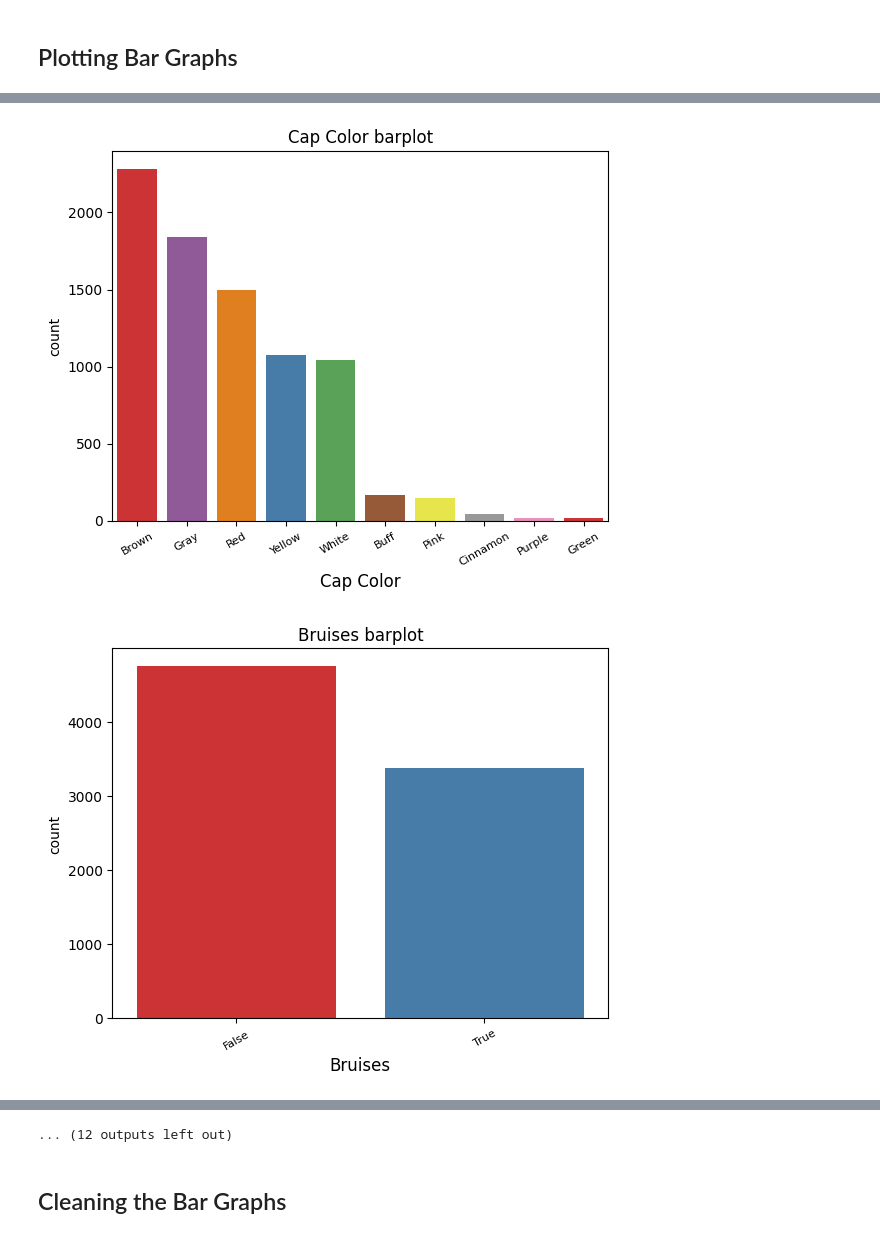
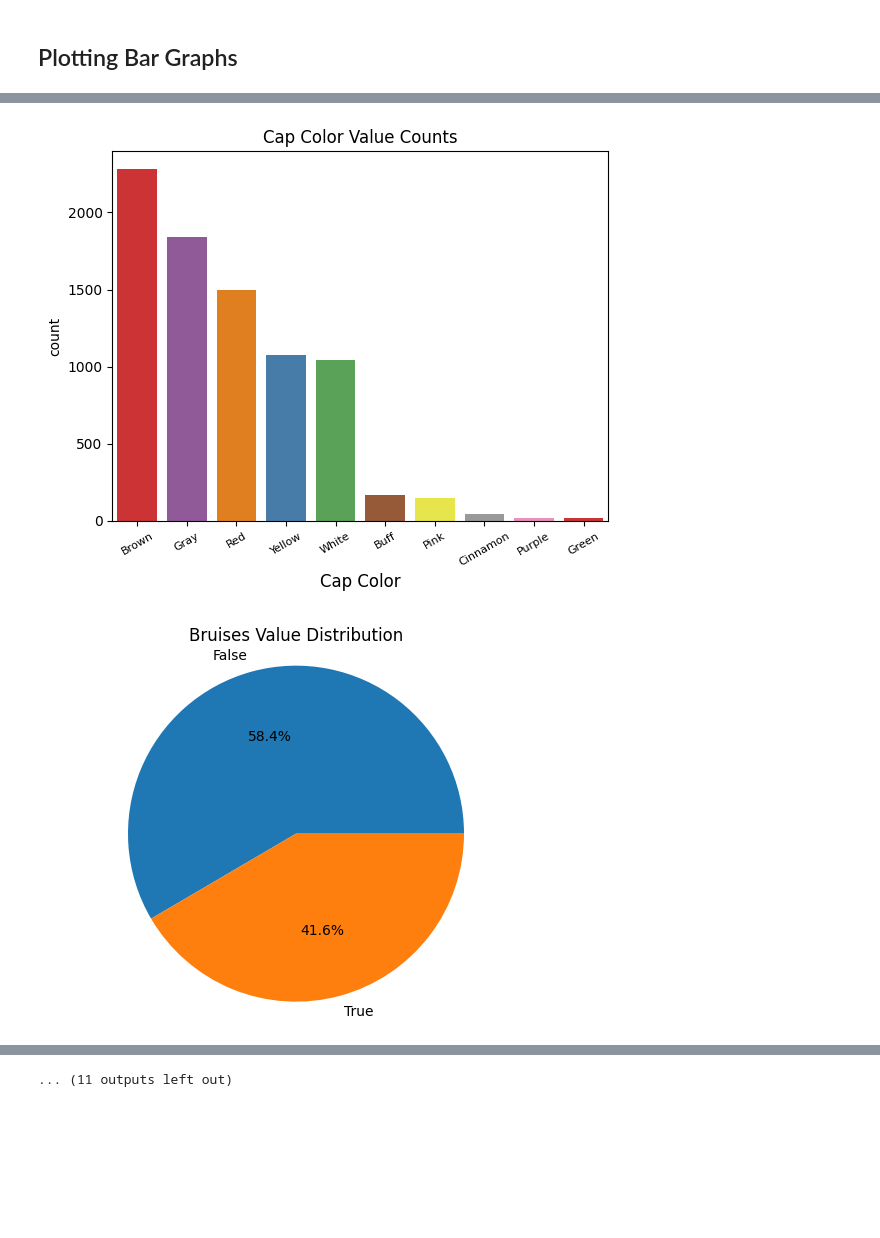
Before and after one commit to 7086600/exploring_mushrooms, a Jupyter notebook: exploring_mushrooms.ipynb, the cells around one changed output, grey strips where cells are left out. Cells and saved outputs as stored; diff of their text form; code cells hidden in the pictures; blank space fills up the shorter version.

Commit message:
cleaning for-loop

```diff
--- a/exploring_mushrooms.ipynb
+++ b/exploring_mushrooms.ipynb
@@ -68,20 +66,15 @@ def pieplot(df, column_name):
 # 2-4 plot each column
 # list of all column headers
 columns= df.columns.to_list()
-
 # creatining a for-loop to plot each column
 for i in range(len(columns)):
     # print(columns[i])
-
-    barplot(df, columns[i])
-
-    # sns.countplot(x=df[columns[i]], palette='Set1', hue=df[columns[i]], legend=False, order=df[columns[i]].value_counts().index) #8 add ordering
-    # # 6 # rotates the value labels slightly so they don’t overlap, also slightly increases font size
-    # plt.xticks(rotation=30, fontsize=10)
-    # # increases the variable label font size slightly to increase readability
-    # plt.xlabel(columns[i], fontsize=12)
-    # # 7 add an informative title
-    # plt.title(f"{columns[i]} Value Counts", fontsize=14)
-    # plt.show()
+    count_unique = len(df[columns[i]].unique())
+    if count_unique <= 5:
+        # if the column has 5 or fewer unique values, create a pie plot
+        pieplot(df, columns[i])
+    else:
+        barplot(df, columns[i])
+    plt.show()
     plt.clf()  # Clear the current figure to avoid overlap in plots
 # %% [output]
@@ -91,2 +84,2 @@ for i in range(len(columns)):
-[figure, old version]
+[figure, new version]
-[figure, old version]
+[figure, new version]
@@ -100,3 +93 @@ for i in range(len(columns)):
-... (12 outputs left out)
+... (11 outputs left out)
-# %% [markdown]
-## Cleaning the Bar Graphs
```
Also changed, not shown: parts of 2 cells of this notebook.
